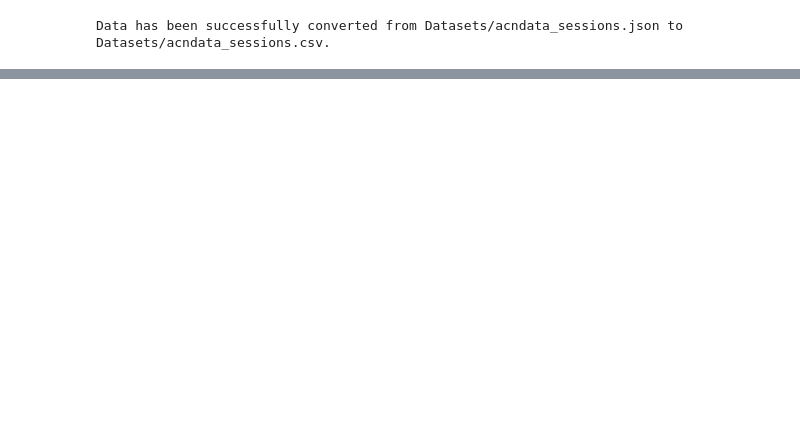
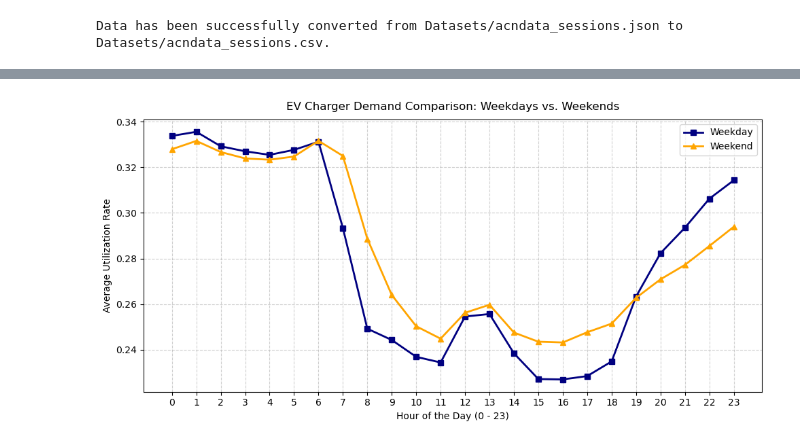
Before and after one commit to Neritya-Singh/Dynamic_Tariff_Optimization_Project, a Jupyter notebook: Project.ipynb, the cells around one changed output, grey strips where cells are left out. Saved outputs shown, nothing was run; the diff lists cells and outputs as text; code cells hidden in the pictures; blank space fills up the shorter version.

```diff
--- a/Project.ipynb
+++ b/Project.ipynb
@@ -115,6 +211,21 @@ df_urban_final.drop(columns=['timestamp', 'timestamp_id'], inplace=True)
 # %%
-df_urban_final['hour'] = df_urban_final['datetime'].dt.hour
-df_urban_final['day_of_week'] = df_urban_final['datetime'].dt.day_name()
+# Group the data by hour and day type to find the separate averages
+day_type_demand = df_urban_final.groupby(['hour', 'day_type'])['charger_utilization_rate'].mean().unstack()
 
-urban_cols_to_keep = ['datetime', 'grid', 'hour', 'day_of_week', 'occupancy_count', 'energy_volume_kwh', 'count', 'CBD', 'charger_utilization_rate']
-df_urban_final = df_urban_final[urban_cols_to_keep]
+# Plot both lines together for comparison
+plt.figure(figsize=(10, 5))
+plt.plot(day_type_demand.index, day_type_demand['Weekday'], label='Weekday', color='navy', linewidth=2, marker='s')
+plt.plot(day_type_demand.index, day_type_demand['Weekend'], label='Weekend', color='orange', linewidth=2, marker='^')
+
+# Add labels and styling
+plt.title('EV Charger Demand Comparison: Weekdays vs. Weekends', fontsize=12, pad=10)
+plt.xlabel('Hour of the Day (0 - 23)', fontsize=10)
+plt.ylabel('Average Utilization Rate', fontsize=10)
+plt.xticks(range(0, 24))
+plt.legend()
+plt.grid(True, linestyle='--', alpha=0.6)
+
+plt.tight_layout()
+plt.show()
+# %% [output]
+[figure, added]
```
Also changed, not shown: parts of 55 cells of this notebook, 10 other files.
